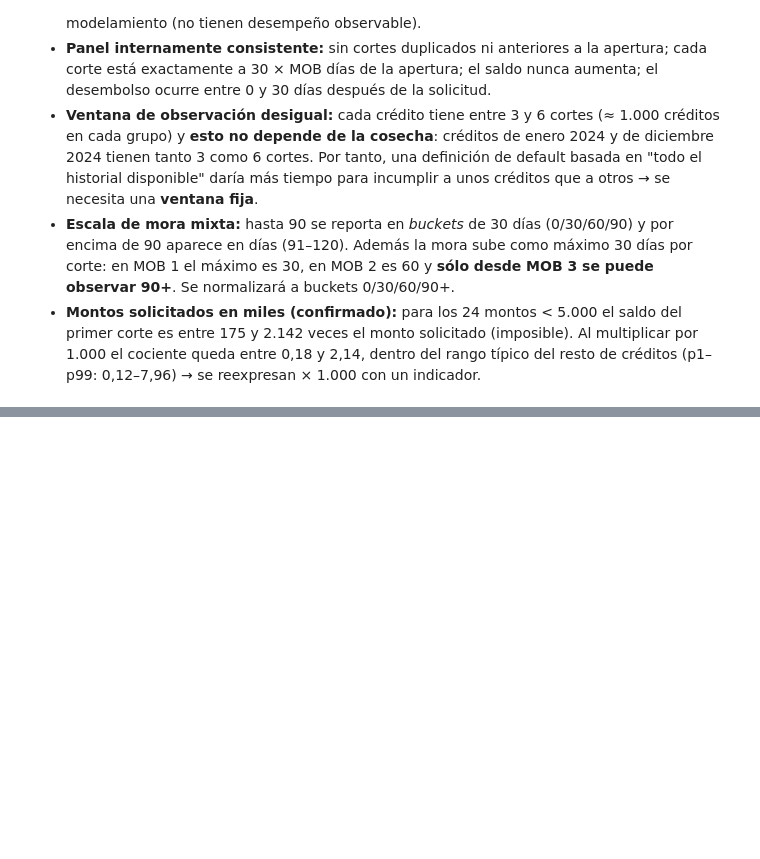
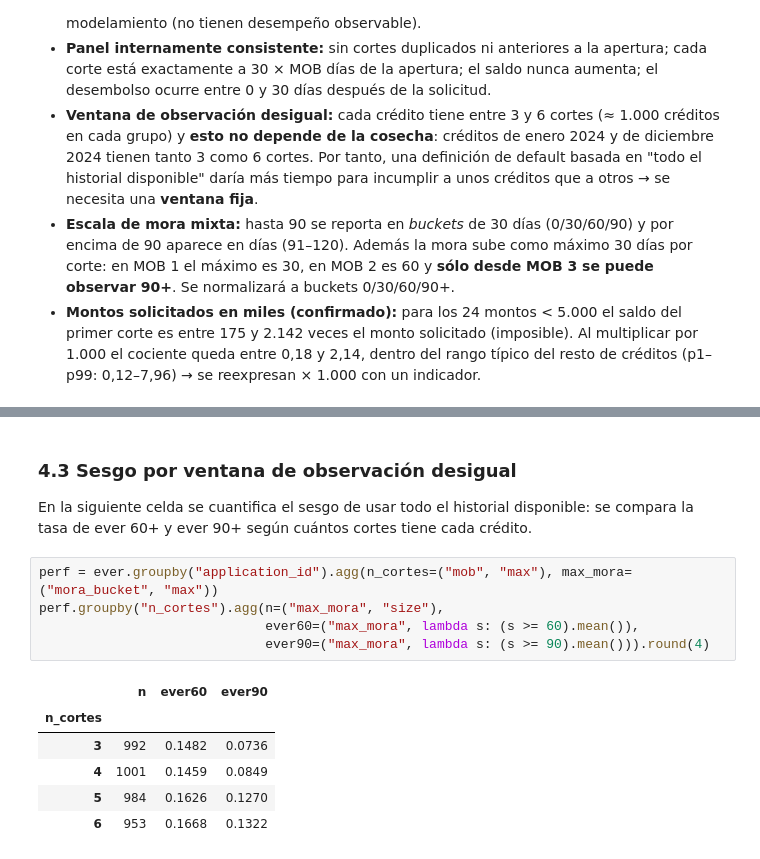
Before and after one commit to maisaarial/prueba-nequi, a Jupyter notebook: notebooks/01_modelo_pd_thin_file.ipynb, the cells around one changed output, grey strips where cells are left out. Drawn from its saved outputs; the diff is of its cells as text; blank space fills up the shorter version.

```diff
--- a/notebooks/01_modelo_pd_thin_file.ipynb
+++ b/notebooks/01_modelo_pd_thin_file.ipynb
@@ -584,0 +635,16 @@ Mismo ratio con monto × 1000: {'min': 0.18, '50%': 0.46, 'max': 2.14}
+# %% [markdown]
+### 4.3 Sesgo por ventana de observación desigual
+En la siguiente celda se cuantifica el sesgo de usar todo el historial disponible:
+se compara la tasa de ever 60+ y ever 90+ según cuántos cortes tiene cada crédito.
+# %%
+perf = ever.groupby("application_id").agg(n_cortes=("mob", "max"), max_mora=("mora_bucket", "max"))
+perf.groupby("n_cortes").agg(n=("max_mora", "size"),
+                             ever60=("max_mora", lambda s: (s >= 60).mean()),
+                             ever90=("max_mora", lambda s: (s >= 90).mean())).round(4)
+# %% [output]
+|  | n | ever60 | ever90 |
+| n_cortes |  |  |  |
+| 3 | 992 | 0.1482 | 0.0736 |
+| 4 | 1001 | 0.1459 | 0.0849 |
+| 5 | 984 | 0.1626 | 0.1270 |
+| 6 | 953 | 0.1668 | 0.1322 |
```
Also changed, not shown: parts of 12 cells of this notebook.
